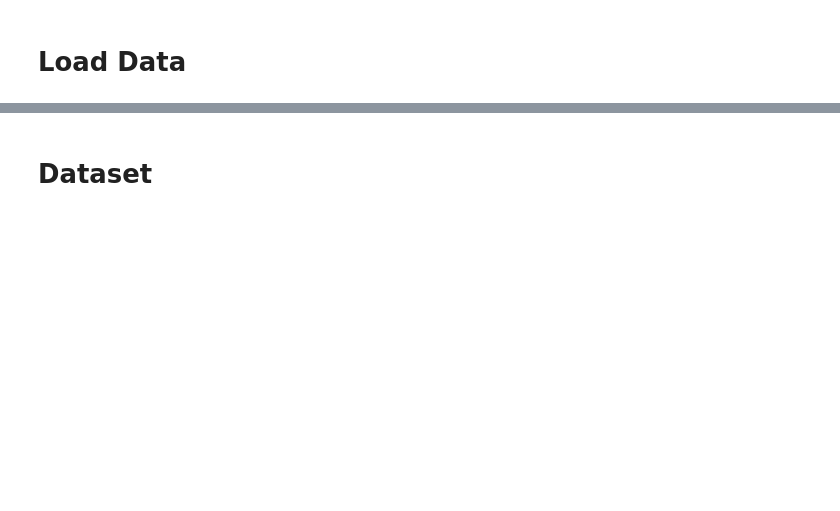
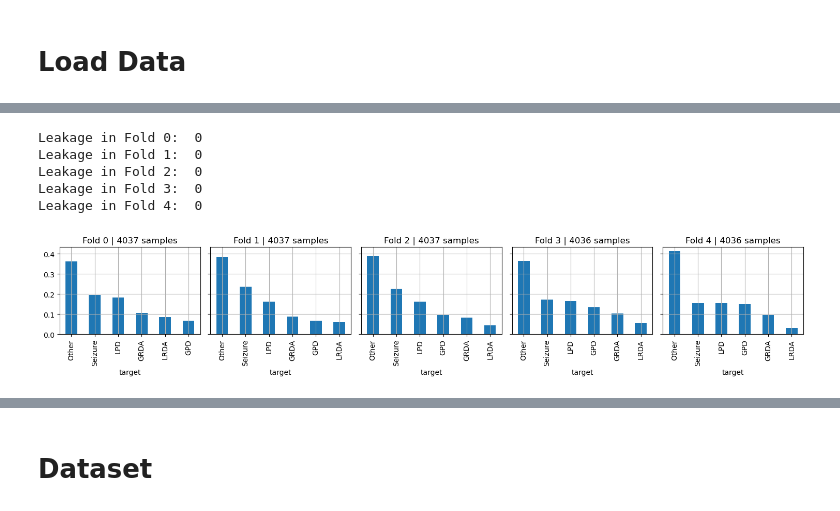
Before and after one commit to AzimuthLI/kaggle_hms, a Jupyter notebook: hms-resnet-gru-wavenet-train.ipynb, the cells around one changed output, grey strips where cells are left out. Cells and saved outputs as stored; diff of their text form; code cells hidden in the pictures; blank space fills up the shorter version.

```diff
--- a/hms-resnet-gru-wavenet-train.ipynb
+++ b/hms-resnet-gru-wavenet-train.ipynb
@@ -169,0 +311,23 @@ Wall time: 2.21 s
+# %%
+for fold in range(K_FOLDS):
+    train_eegs = train_all[train_all['fold'] != fold]['eeg_id']
+    valid_eegs = train_all[train_all['fold'] == fold]['eeg_id']
+
+    print(f"Leakage in Fold {fold}: ", train_eegs.isin(valid_eegs).sum())
+# %% [output]
+Leakage in Fold 0:  0
+Leakage in Fold 1:  0
+Leakage in Fold 2:  0
+Leakage in Fold 3:  0
+Leakage in Fold 4:  0
+# %%
+fig, axes = plt.subplots(1, 5, figsize=(15, 3), sharey=True)
+for i in range(5):
+    tmp = train_all[train_all['fold']==i]
+    (tmp['target'].value_counts() / len(tmp)).plot(kind='bar', ax=axes[i])
+    axes[i].set_title(f'Fold {i} | {len(tmp)} samples')
+    axes[i].grid()
+plt.tight_layout()
+plt.show()
+# %% [output]
+[figure, added]
```
Also changed, not shown: parts of 36 cells of this notebook, 3 other files.
